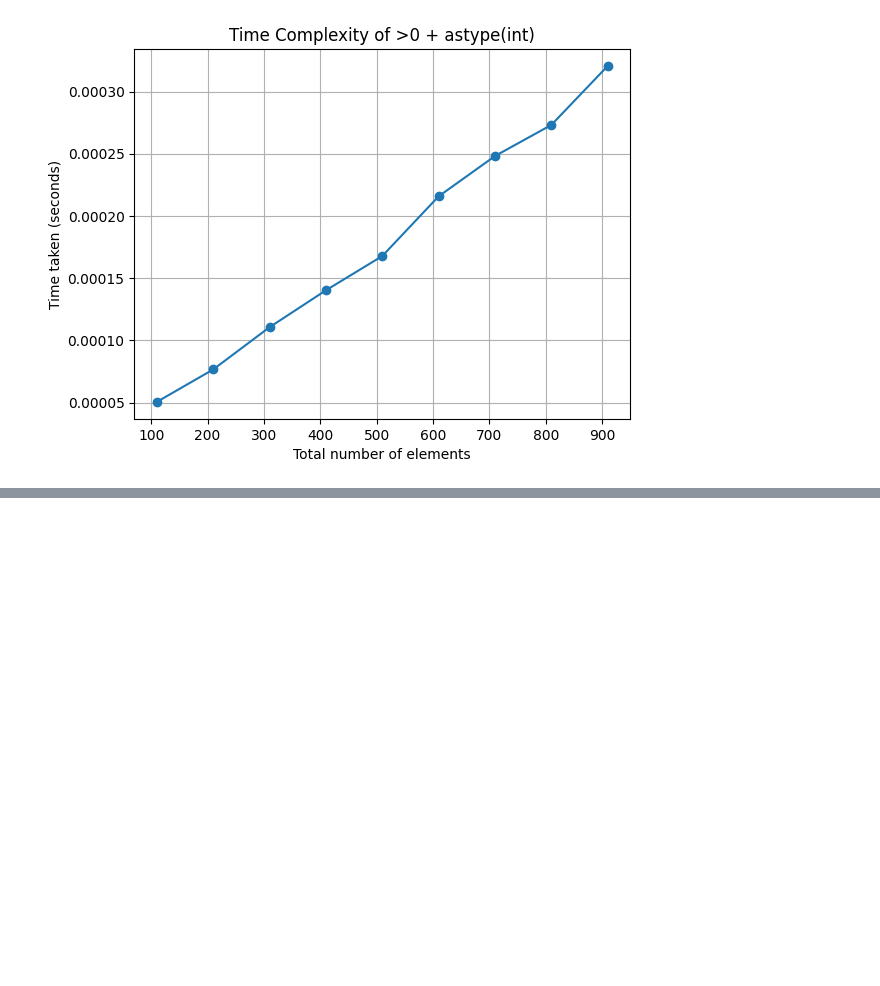
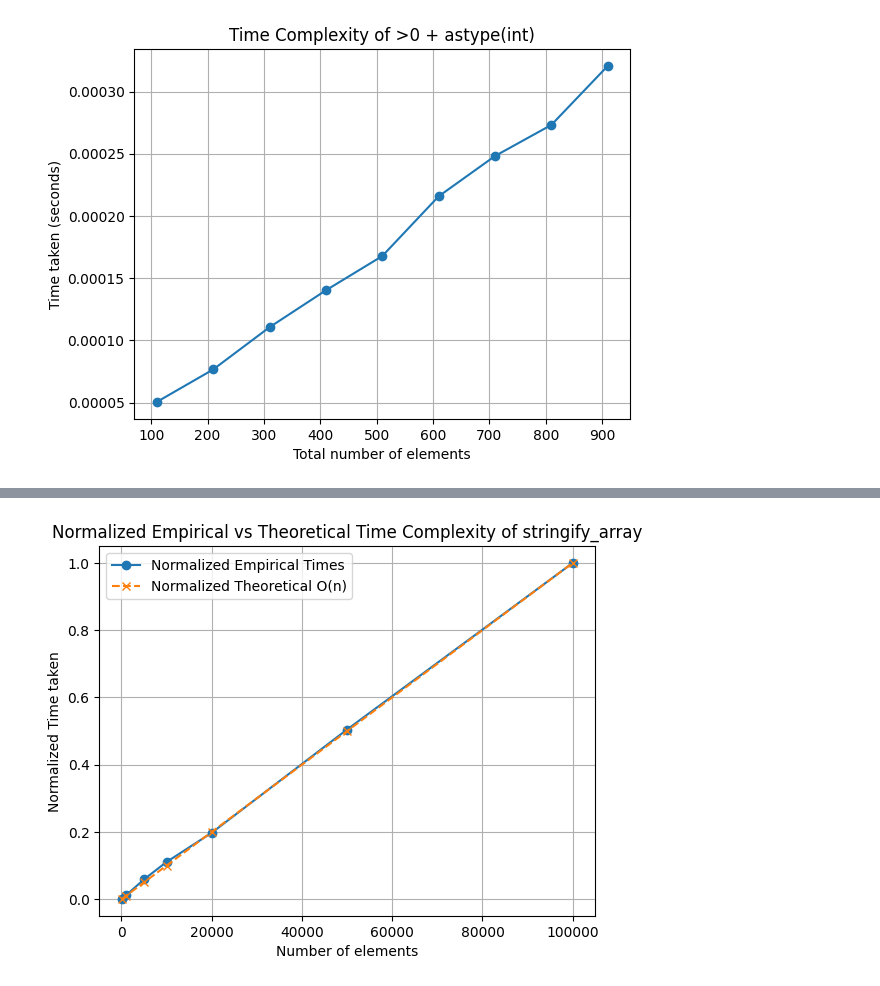
Before and after one commit to AntoDeca1/LSH_implementations, a Jupyter notebook: time_complexities.ipynb, the cells around one changed output, grey strips where cells are left out. Saved outputs shown, nothing was run; the diff lists cells and outputs as text; code cells hidden in the pictures; blank space fills up the shorter version.

```diff
--- a/time_complexities.ipynb
+++ b/time_complexities.ipynb
@@ -266,0 +407,48 @@ plt.show()
+# %%
+import numpy as np
+import time
+import matplotlib.pyplot as plt
+from tqdm import tqdm
+
+def stringify_array(array: np.array):
+    return ''.join(map(str, array.flatten()))
+
+def measure_stringify_time(array):
+    start_time = time.time()
+    _ = stringify_array(array)
+    end_time = time.time()
+    return end_time - start_time
+
+# Different sizes for testing
+array_sizes = [100, 1000, 5000, 10000, 20000, 50000, 100000]
+trials = 10
+empirical_times = []
+
+# Measure time for each array size
+for size in array_sizes:
+    temp_times = []
+    for _ in tqdm(range(trials)):
+        array = np.random.randint(0, 100, size=size)
+        time_taken = measure_stringify_time(array)
+        temp_times.append(time_taken)
+    avg_time = np.mean(temp_times)
+    empirical_times.append(avg_time)
+
+# Normalize the times to the same scale
+max_empirical_time = max(empirical_times)
+max_theoretical_time = max(theoretical_times)
+
+normalized_empirical_times = [time / max_empirical_time for time in empirical_times]
+normalized_theoretical_times = [time / max_theoretical_time for time in theoretical_times]
+
+# Plot the normalized results
+plt.plot(array_sizes, normalized_empirical_times, marker='o', label='Normalized Empirical Times')
+plt.plot(array_sizes, normalized_theoretical_times, marker='x', linestyle='--', label='Normalized Theoretical O(n)')
+plt.xlabel('Number of elements')
+plt.ylabel('Normalized Time taken')
+plt.title('Normalized Empirical vs Theoretical Time Complexity of stringify_array')
+plt.legend()
+plt.grid(True)
+plt.show()
+# %% [output]
+[figure, added]
```
Also changed, not shown: parts of 10 cells of this notebook, 3 other files.
